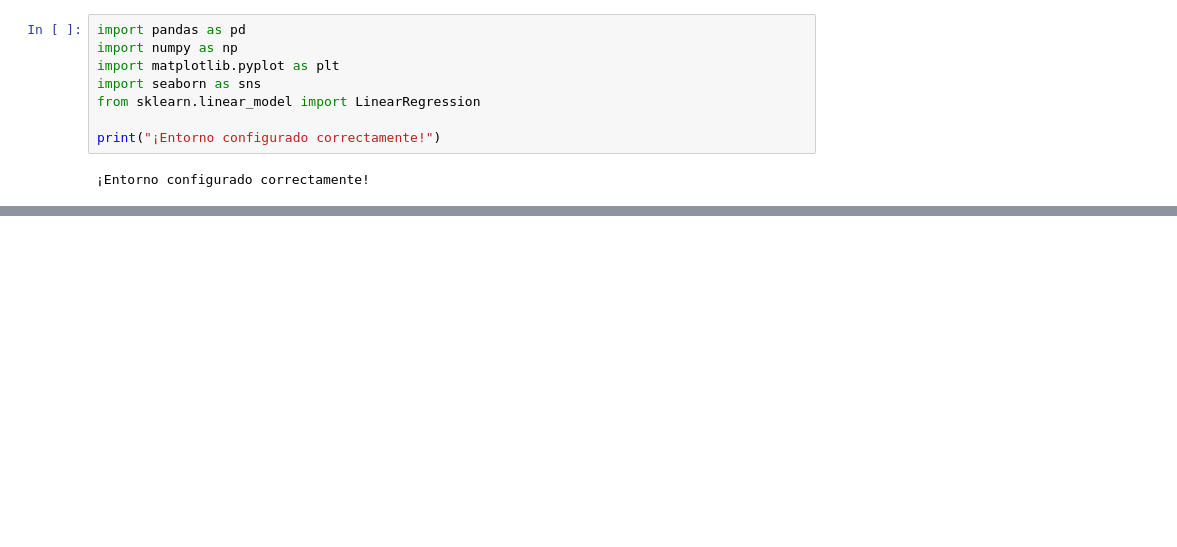
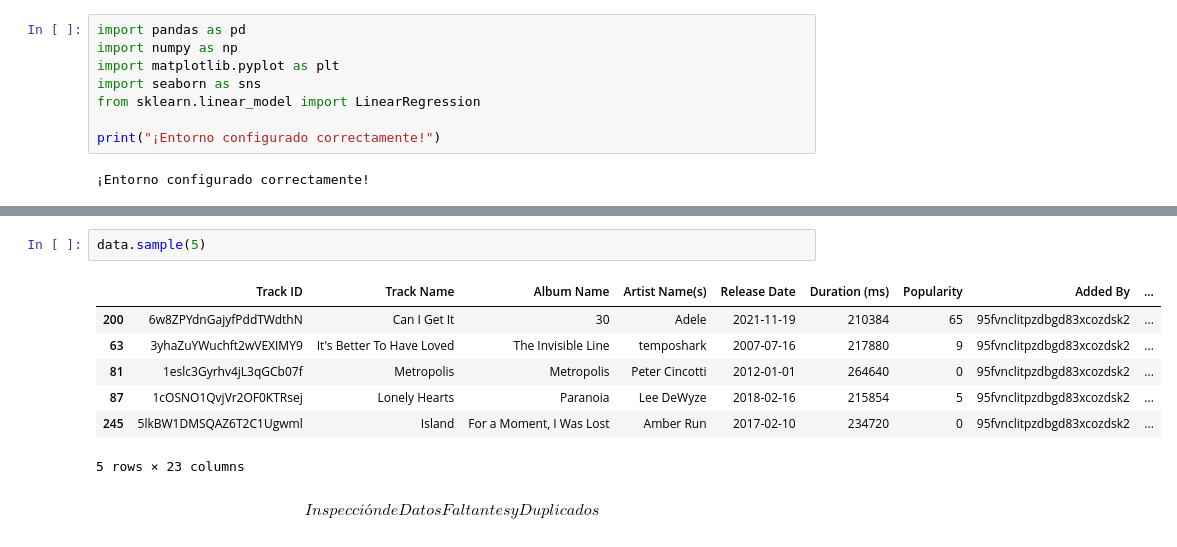
Before and after one commit to camilosuazo/Spotify-Data-Project, a Jupyter notebook: notebooks/exploration.ipynb, the cells around one changed output, grey strips where cells are left out. Cells and saved outputs as stored; diff of their text form; blank space fills up the shorter version.

Commit message:
Día 2: Inspección inicial del dataset

```diff
--- a/notebooks/exploration.ipynb
+++ b/notebooks/exploration.ipynb
@@ -32,0 +61,12 @@ print(data.head())
+# %%
+data.sample(5)
+# %% [output]
+|  | Track ID | Track Name | Album Name | Artist Name(s) | Release Date | Duration (ms) | Popularity | Added By | ... |
+| 200 | 6w8ZPYdnGajyfPddTWdthN | Can I Get It | 30 | Adele | 2021-11-19 | 210384 | 65 | 95fvnclitpzdbgd83xcozdsk2 | ... |
+| 63 | 3yhaZuYWuchft2wVEXIMY9 | It's Better To Have Loved | The Invisible Line | temposhark | 2007-07-16 | 217880 | 9 | 95fvnclitpzdbgd83xcozdsk2 | ... |
+| 81 | 1eslc3Gyrhv4jL3qGCb07f | Metropolis | Metropolis | Peter Cincotti | 2012-01-01 | 264640 | 0 | 95fvnclitpzdbgd83xcozdsk2 | ... |
+| 87 | 1cOSNO1QvjVr2OF0KTRsej | Lonely Hearts | Paranoia | Lee DeWyze | 2018-02-16 | 215854 | 5 | 95fvnclitpzdbgd83xcozdsk2 | ... |
+| 245 | 5lkBW1DMSQAZ6T2C1Ugwml | Island | For a Moment, I Was Lost | Amber Run | 2017-02-10 | 234720 | 0 | 95fvnclitpzdbgd83xcozdsk2 | ... |
+5 rows × 23 columns
+# %% [markdown]
+$$Inspección de Datos Faltantes y Duplicados$$
```
Also changed, not shown: parts of 10 cells of this notebook.
